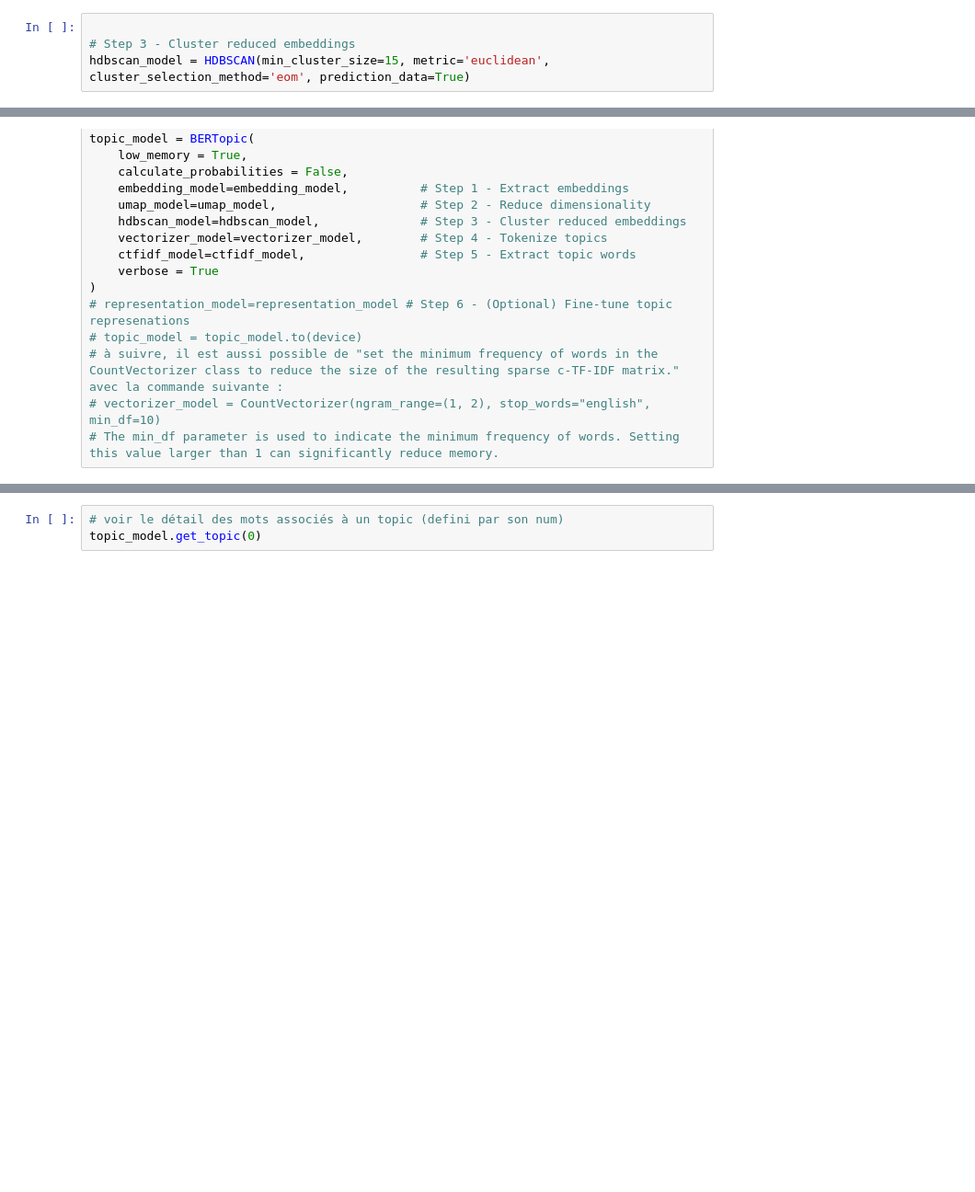
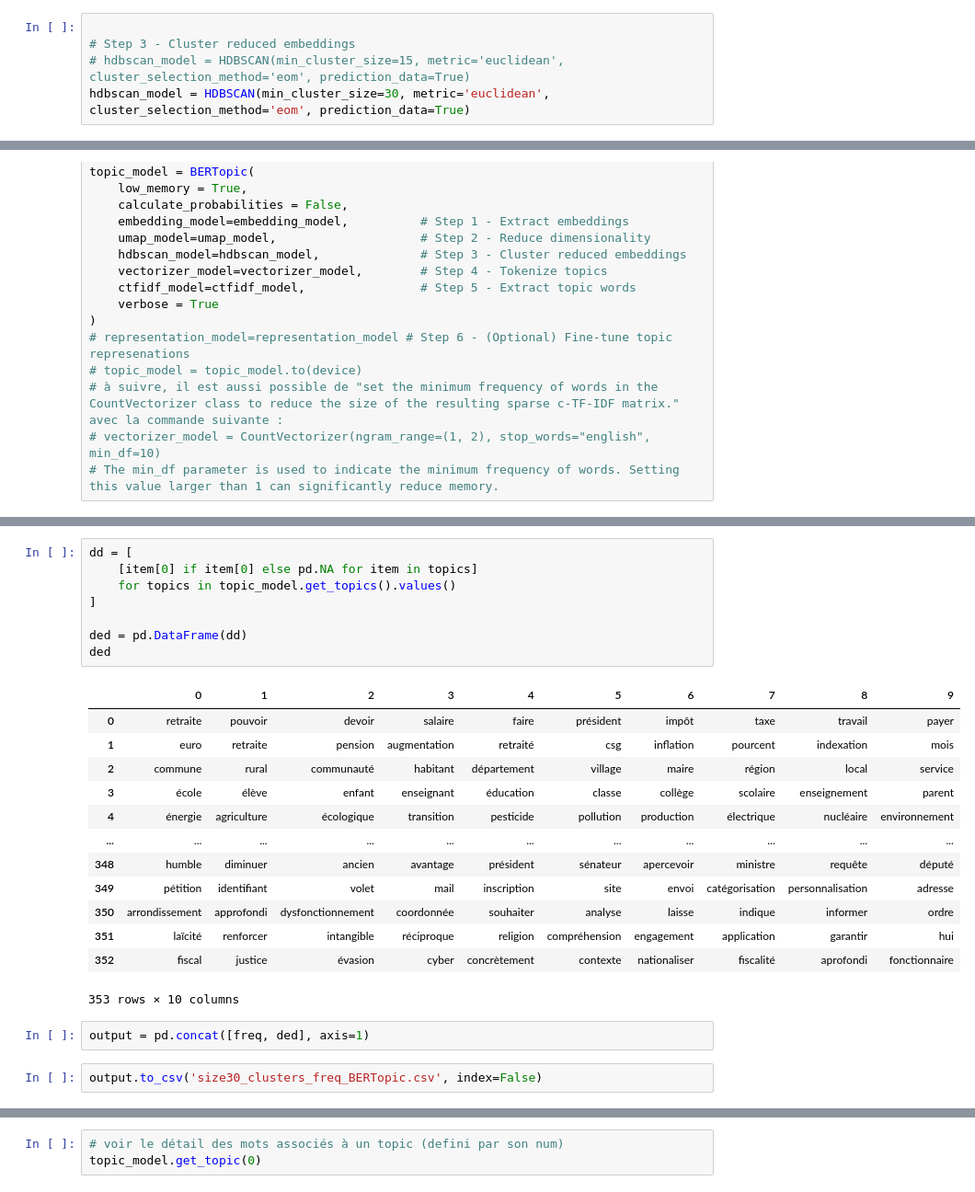
Before and after one commit to PSIG-EHESS/CahiersCitoyens, a Jupyter notebook: BERTopic.ipynb, the cells around one changed output, grey strips where cells are left out. Shown: that part at 92% size. Cells and saved outputs as stored; diff of their text form; blank space fills up the shorter version.

```diff
--- a/BERTopic.ipynb
+++ b/BERTopic.ipynb
@@ -105,7 +107,8 @@ umap_model = UMAP(n_neighbors=15, n_components=5, min_dist=0.0, metric='cosine')
 # %%
 
 # Step 3 - Cluster reduced embeddings
-hdbscan_model = HDBSCAN(min_cluster_size=15, metric='euclidean', cluster_selection_method='eom', prediction_data=True)
+# hdbscan_model = HDBSCAN(min_cluster_size=15, metric='euclidean', cluster_selection_method='eom', prediction_data=True)
+hdbscan_model = HDBSCAN(min_cluster_size=30, metric='euclidean', cluster_selection_method='eom', prediction_data=True)
 # %%
 # Step 4 - Tokenize topics
 vectorizer_model = CountVectorizer()
@@ -169,3 +169,29 @@ topic_model.get_topic_freq().head(30)
+# %%
+dd = [
+    [item[0] if item[0] else pd.NA for item in topics]
+    for topics in topic_model.get_topics().values()
+]
+
+ded = pd.DataFrame(dd)
+ded
+# %% [output]
+|  | 0 | 1 | 2 | 3 | 4 | 5 | 6 | 7 | 8 | 9 |
+| 0 | retraite | pouvoir | devoir | salaire | faire | président | impôt | taxe | travail | payer |
+| 1 | euro | retraite | pension | augmentation | retraité | csg | inflation | pourcent | indexation | mois |
+| 2 | commune | rural | communauté | habitant | département | village | maire | région | local | service |
+| 3 | école | élève | enfant | enseignant | éducation | classe | collège | scolaire | enseignement | parent |
+| 4 | énergie | agriculture | écologique | transition | pesticide | pollution | production | électrique | nucléaire | environnement |
+| ... | ... | ... | ... | ... | ... | ... | ... | ... | ... | ... |
+| 348 | humble | diminuer | ancien | avantage | président | sénateur | apercevoir | ministre | requête | député |
+| 349 | pétition | identifiant | volet | mail | inscription | site | envoi | catégorisation | personnalisation | adresse |
+| 350 | arrondissement | approfondi | dysfonctionnement | coordonnée | souhaiter | analyse | laisse | indique | informer | ordre |
+| 351 | laïcité | renforcer | intangible | réciproque | religion | compréhension | engagement | application | garantir | hui |
+| 352 | fiscal | justice | évasion | cyber | concrètement | contexte | nationaliser | fiscalité | aprofondi | fonctionnaire |
+353 rows × 10 columns
+# %%
+output = pd.concat([freq, ded], axis=1)
+# %%
+output.to_csv('size30_clusters_freq_BERTopic.csv', index=False)
 # %%
 fig = topic_model.visualize_barchart(top_n_topics=30)
 fig.show()
```
Also changed, not shown: parts of 24 cells of this notebook, 2 other files.
